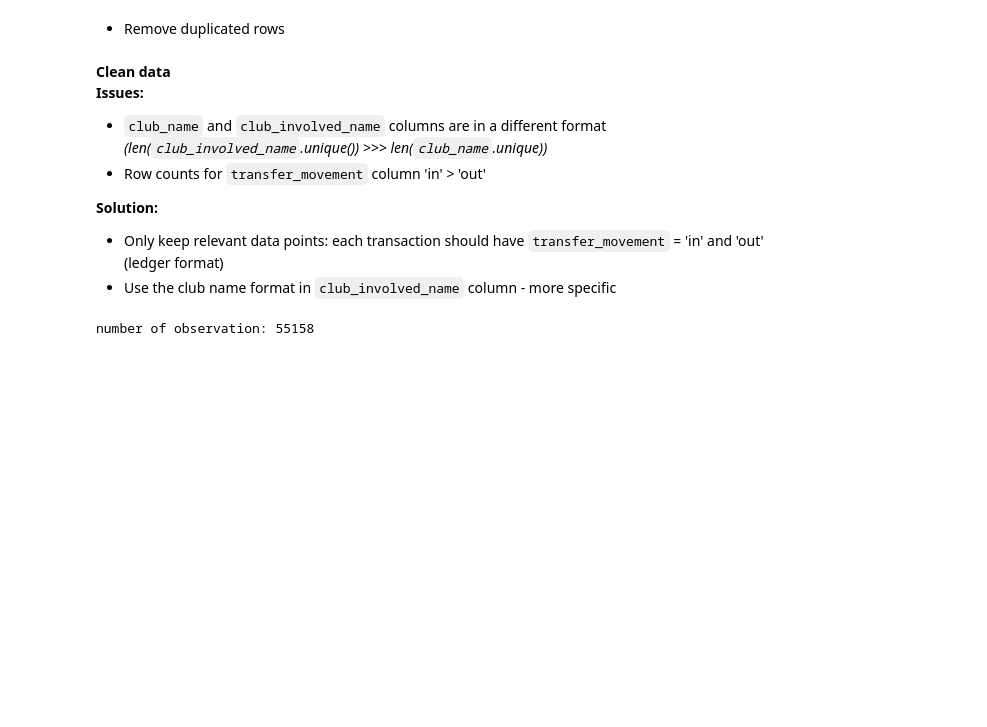
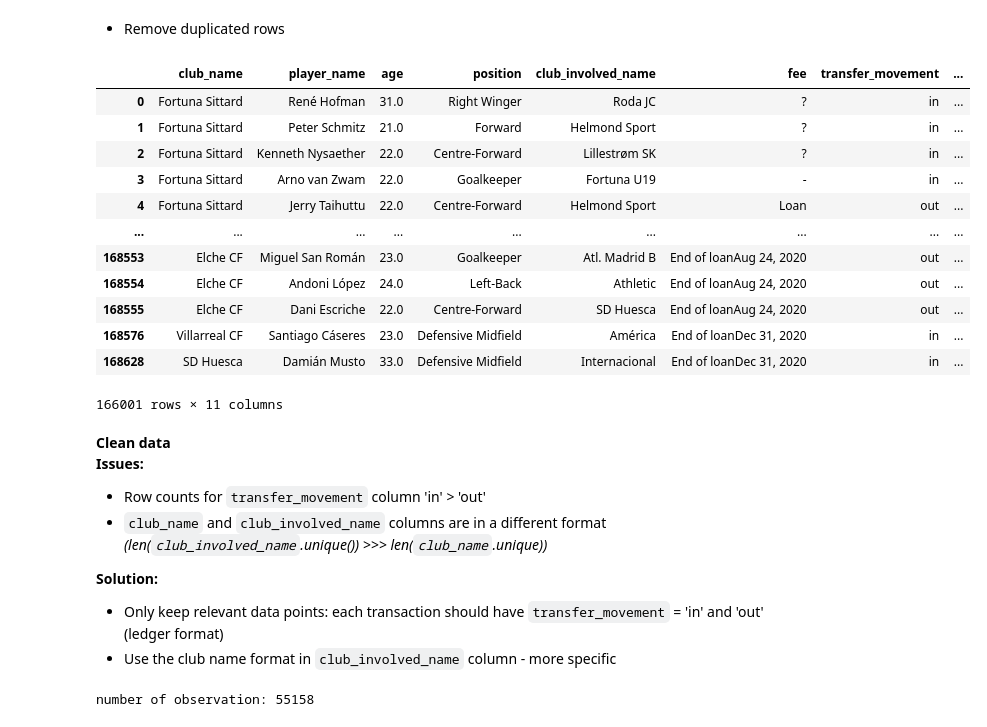
Before and after one commit to willit031794/net-analytics-ftp, a Jupyter notebook: scripts/data_preprocessing/data_preprocessing.ipynb, the cells around one changed output. Drawn from its saved outputs; the diff is of its cells as text; code cells hidden in the pictures; blank space fills up the shorter version.

```diff
--- a/scripts/data_preprocessing/data_preprocessing.ipynb
+++ b/scripts/data_preprocessing/data_preprocessing.ipynb
@@ -67,11 +84,28 @@ denorm_table.head()
 - Remove duplicated rows
 # %%
 denorm_table.drop_duplicates(inplace = True)
+# %%
+denorm_table
+# %% [output]
+|  | club_name | player_name | age | position | club_involved_name | fee | transfer_movement | ... |
+| 0 | Fortuna Sittard | René Hofman | 31.0 | Right Winger | Roda JC | ? | in | ... |
+| 1 | Fortuna Sittard | Peter Schmitz | 21.0 | Forward | Helmond Sport | ? | in | ... |
+| 2 | Fortuna Sittard | Kenneth Nysaether | 22.0 | Centre-Forward | Lillestrøm SK | ? | in | ... |
+| 3 | Fortuna Sittard | Arno van Zwam | 22.0 | Goalkeeper | Fortuna U19 | - | in | ... |
+| 4 | Fortuna Sittard | Jerry Taihuttu | 22.0 | Centre-Forward | Helmond Sport | Loan | out | ... |
+| ... | ... | ... | ... | ... | ... | ... | ... | ... |
+| 168553 | Elche CF | Miguel San Román | 23.0 | Goalkeeper | Atl. Madrid B | End of loanAug 24, 2020 | out | ... |
+| 168554 | Elche CF | Andoni López | 24.0 | Left-Back | Athletic | End of loanAug 24, 2020 | out | ... |
+| 168555 | Elche CF | Dani Escriche | 22.0 | Centre-Forward | SD Huesca | End of loanAug 24, 2020 | out | ... |
+| 168576 | Villarreal CF | Santiago Cáseres | 23.0 | Defensive Midfield | América | End of loanDec 31, 2020 | in | ... |
+| 168628 | SD Huesca | Damián Musto | 33.0 | Defensive Midfield | Internacional | End of loanDec 31, 2020 | in | ... |
+166001 rows × 11 columns
 # %% [markdown]
 **Clean data**
 **Issues:**
+- Row counts for `transfer_movement` column 'in' > 'out'
 - `club_name` and `club_involved_name` columns are in a different format *(len(`club_involved_name`.unique()) >>> len(`club_name`.unique))*
-- Row counts for `transfer_movement` column 'in' > 'out'
+
 
 **Solution:**
 - Only keep relevant data points: each transaction should have `transfer_movement` = 'in' and 'out' (ledger format)
```
Also changed, not shown: parts of 3 cells of this notebook, 2 other files.
